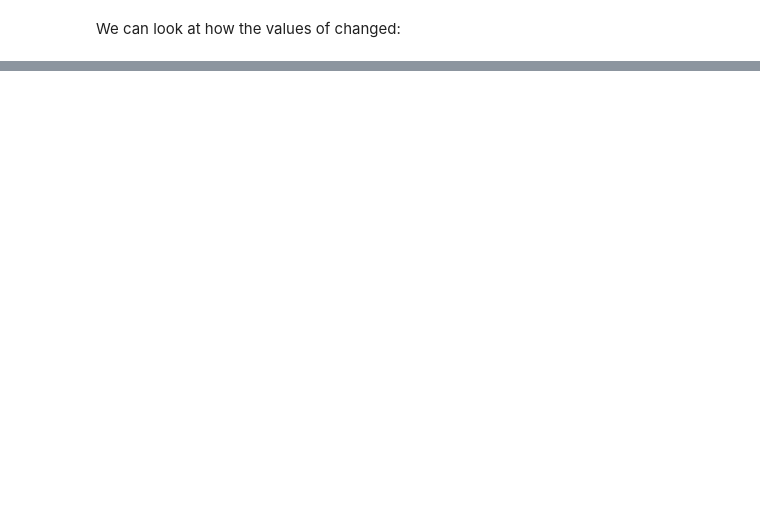
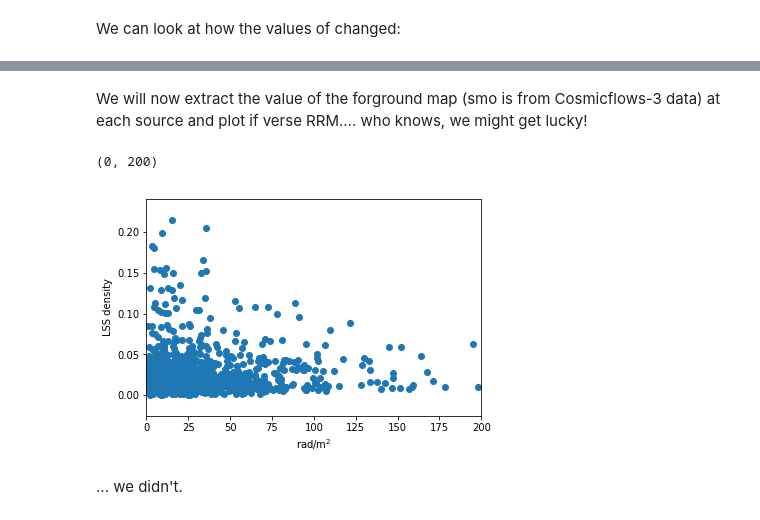
Before and after one commit to sheabrown/RMs_LSS, a Jupyter notebook: RMs_LSS.ipynb, the cells around one changed output, grey strips where cells are left out. Saved outputs shown, nothing was run; the diff lists cells and outputs as text; code cells hidden in the pictures; blank space fills up the shorter version.

```diff
--- a/RMs_LSS.ipynb
+++ b/RMs_LSS.ipynb
@@ -150,0 +157,20 @@ This doesn't look like it did too much!!! Let's try something else....
+# %% [markdown]
+We will now extract the value of the forground map (smo is from Cosmicflows-3 data) at each source and plot if verse RRM.... who knows, we might get lucky!
+# %%
+foreground = np.ones(len(l))
+
+for i in range(len(rm)):
+    pix = hp.ang2pix(128,l[i],b[i],nest=False,lonlat=True)
+    foreground[i] = smo[pix]
+
+
+plt.scatter(np.abs(rm),foreground)
+plt.xlabel(r'rad/m$^2$')
+plt.ylabel(r'LSS density')
+plt.xlim(0,200)
+#plt.ylim(0,0.2)
+# %% [output]
+(0, 200)
+[figure, added]
+# %% [markdown]
+... we didn't.
```
Also changed, not shown: parts of 14 cells of this notebook.
